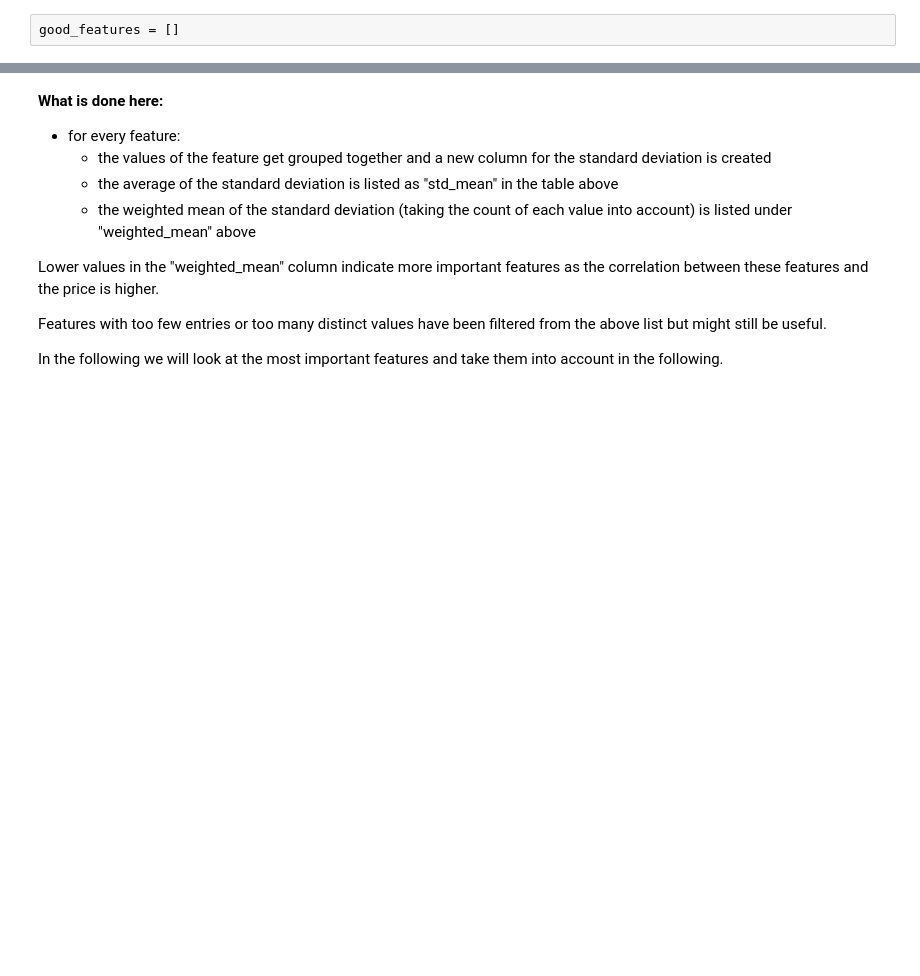
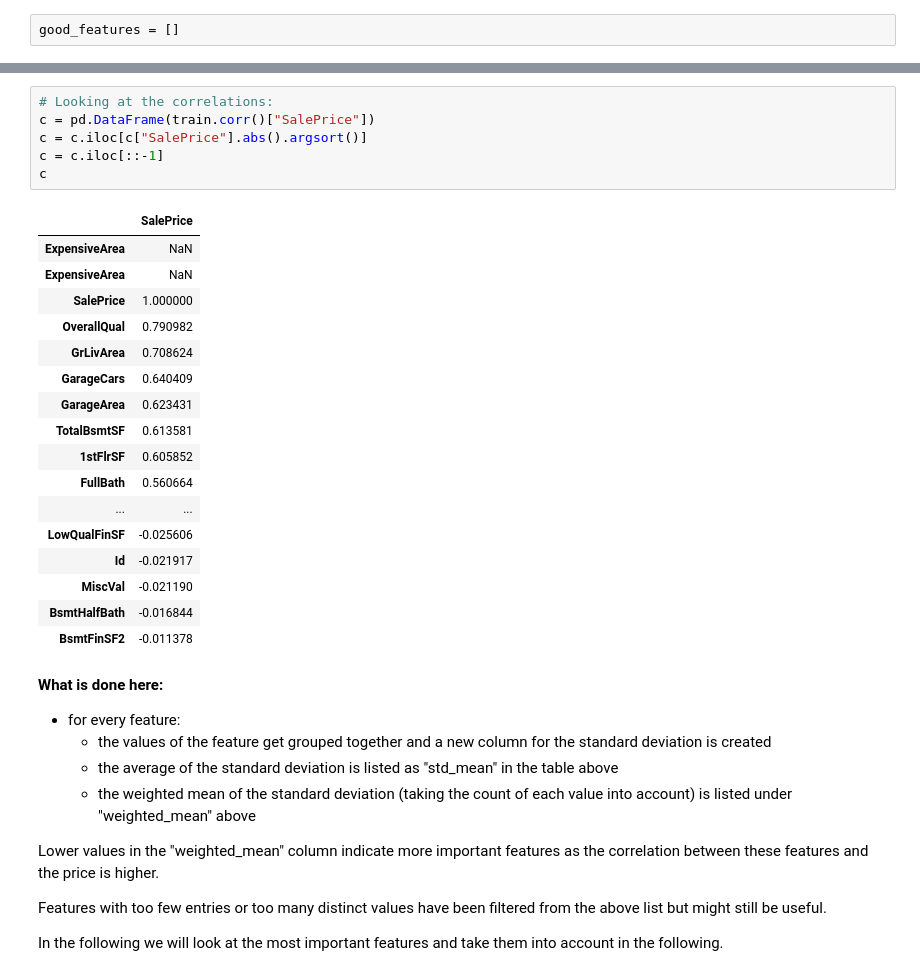
Before and after one commit to ctittel/kaggle-housing, a Jupyter notebook: kaggle-housing.ipynb, the cells around one changed output, grey strips where cells are left out. Drawn from its saved outputs; the diff is of its cells as text; blank space fills up the shorter version.

```diff
--- a/kaggle-housing.ipynb
+++ b/kaggle-housing.ipynb
@@ -106,3 +136,27 @@ Excluded features: ['LotFrontage', 'LotArea', 'Alley', 'YearBuilt', 'YearRemodAd
+# %%
+# Looking at the correlations:
+c = pd.DataFrame(train.corr()["SalePrice"])
+c = c.iloc[c["SalePrice"].abs().argsort()]
+c = c.iloc[::-1]
+c
+# %% [output]
+|  | SalePrice |
+| ExpensiveArea | NaN |
+| ExpensiveArea | NaN |
+| SalePrice | 1.000000 |
+| OverallQual | 0.790982 |
+| GrLivArea | 0.708624 |
+| GarageCars | 0.640409 |
+| GarageArea | 0.623431 |
+| TotalBsmtSF | 0.613581 |
+| 1stFlrSF | 0.605852 |
+| FullBath | 0.560664 |
+| ... | ... |
+| LowQualFinSF | -0.025606 |
+| Id | -0.021917 |
+| MiscVal | -0.021190 |
+| BsmtHalfBath | -0.016844 |
+| BsmtFinSF2 | -0.011378 |
 # %% [markdown]
 **What is done here:**
 - for every feature:
```
Also changed, not shown: parts of 13 cells of this notebook.
